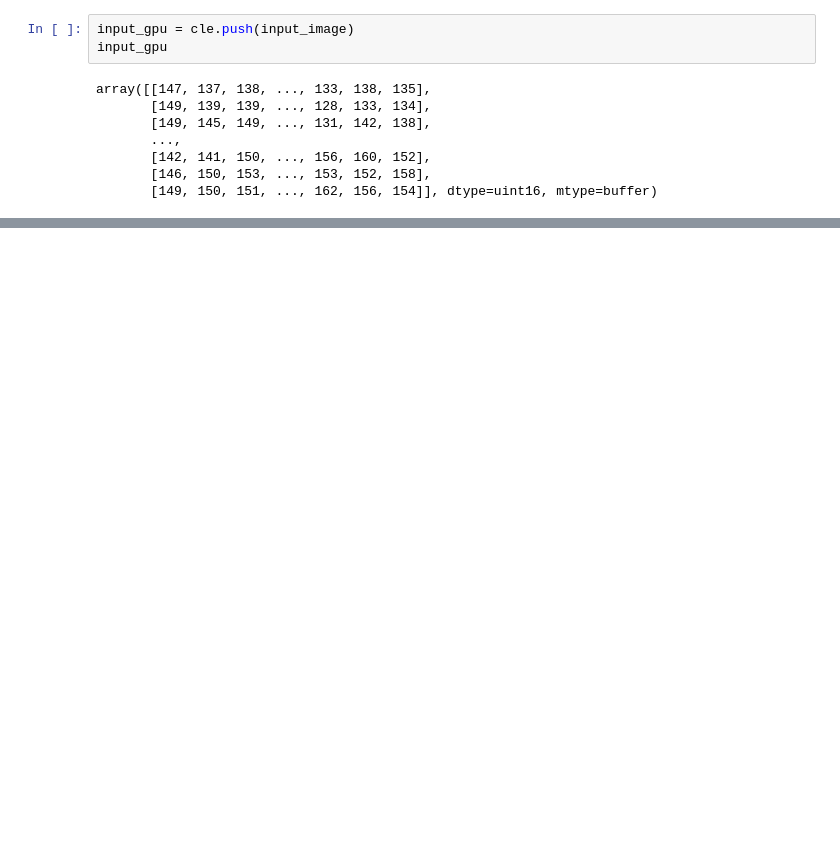
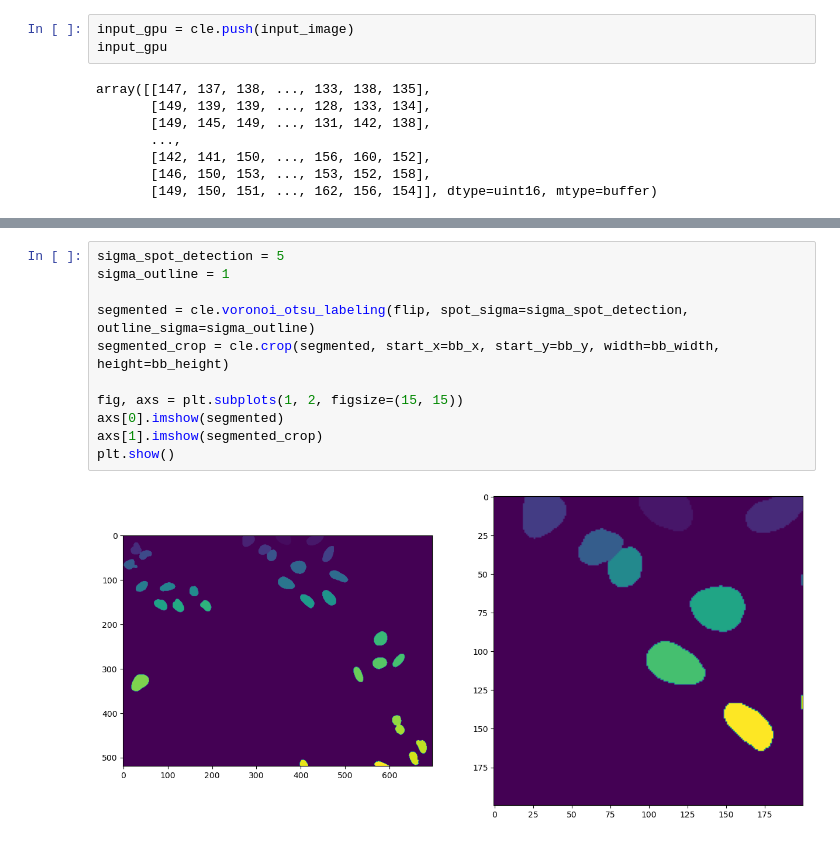
Before and after one commit to vaioic/OIC-136_Microglia, a Jupyter notebook: cle_Tutorials.ipynb, the cells around one changed output, grey strips where cells are left out. Saved outputs shown, nothing was run; the diff lists cells and outputs as text; blank space fills up the shorter version.

```diff
--- a/cle_Tutorials.ipynb
+++ b/cle_Tutorials.ipynb
@@ -645,0 +686,13 @@ array([[154, 156, 162, ..., 151, 150, 149],
+# %%
+sigma_spot_detection = 5
+sigma_outline = 1
+
+segmented = cle.voronoi_otsu_labeling(flip, spot_sigma=sigma_spot_detection, outline_sigma=sigma_outline)
+segmented_crop = cle.crop(segmented, start_x=bb_x, start_y=bb_y, width=bb_width, height=bb_height)
+
+fig, axs = plt.subplots(1, 2, figsize=(15, 15))
+axs[0].imshow(segmented)
+axs[1].imshow(segmented_crop)
+plt.show()
+# %% [output]
+[figure, added]
```
Also changed, not shown: parts of 20 cells of this notebook.
